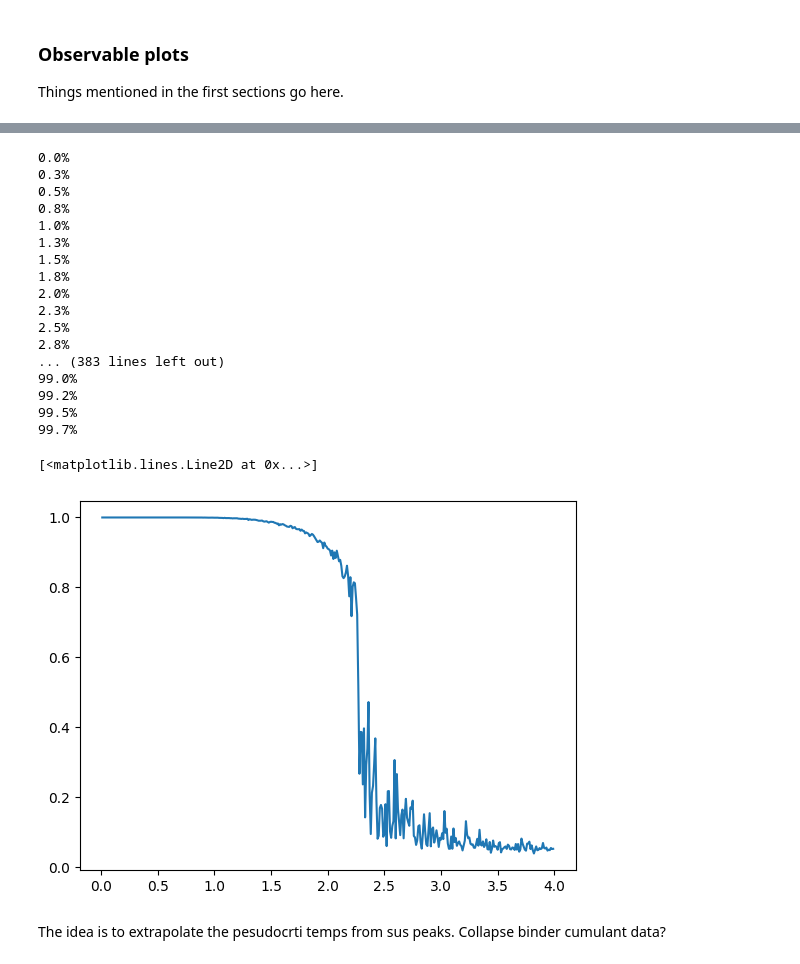
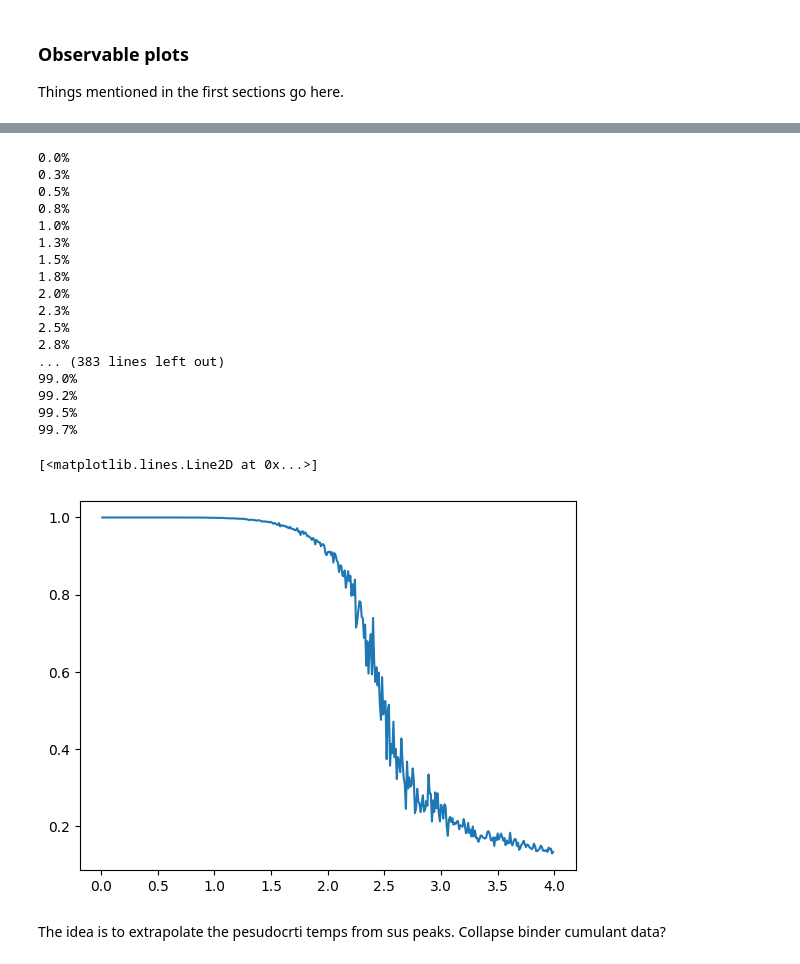
Before and after one commit to noahchanoah/thesis, a Jupyter notebook: CaseCritTemp.ipynb, the cells around one changed output, grey strips where cells are left out. Drawn from its saved outputs; the diff is of its cells as text; code cells hidden in the pictures.

```diff
--- a/CaseCritTemp.ipynb
+++ b/CaseCritTemp.ipynb
@@ -139,8 +139,8 @@ def MetropolisNew(lattice, temp):
 # %% [markdown]
 **avg mag should be changed to just calculate avg mag without temp and iterations and the iterate over avg mag and temps**
 # %%
-def avgMag(lattice, temp, iterations):
-    mAvg = []
+def calcMagArr(lattice, temp, iterations):
+    mArr = []
     for iteration in range(iterations):
         MetropolisNew(lattice,temp)
         if((iteration % 99 == 0) and (iteration != 0)):
@@ -148,9 +148,9 @@ def avgMag(lattice, temp, iterations):
             for xSite in range(lattice[0].size):
                 for ySite in range(lattice[0].size):
                     sum += lattice[xSite][ySite]
-            mAvg.append(abs(sum))
+            mArr.append(abs(sum))
 
-    return mAvg
+    return mArr
 # %%
 lattice = initLattice(12, True)
 avgMag(lattice, 100, 100)
@@ -214,37 +214,37 @@ plt.plot(tempRange, avgArr)
 # %%
-size = 32 #6,12,16,24,32
+size = 12 #6,12,16,24,32
 lattice = initLattice(size, True)
 
 tempRange = np.flip(np.arange(0.01,4,0.01))
 avgArr32 = []
 for temp in tempRange:
     percent = round((tempRange[0]-temp)/tempRange[0] * 100,1)
     print("%s%%" % percent)
     mAvg = 1/(np.power(size,2))*np.average(avgMag(lattice, temp, 100000))
     avgArr32.append(mAvg)
 
 avgArr32
 plt.plot(tempRange, avgArr32)
 # %% [output]
 0.0%
 0.3%
 0.5%
 0.8%
 1.0%
 1.3%
 1.5%
 1.8%
 2.0%
 2.3%
 2.5%
 2.8%
 ... (383 lines left out)
 99.0%
 99.2%
 99.5%
 99.7%
 [<matplotlib.lines.Line2D at 0x...>]
-[figure, old version]
+[figure, new version]
 # %% [markdown]
 The idea is to extrapolate the pesudocrti temps from sus peaks. Collapse binder cumulant data?
 # %% [markdown]
```
Also changed, not shown: parts of 6 cells of this notebook.
